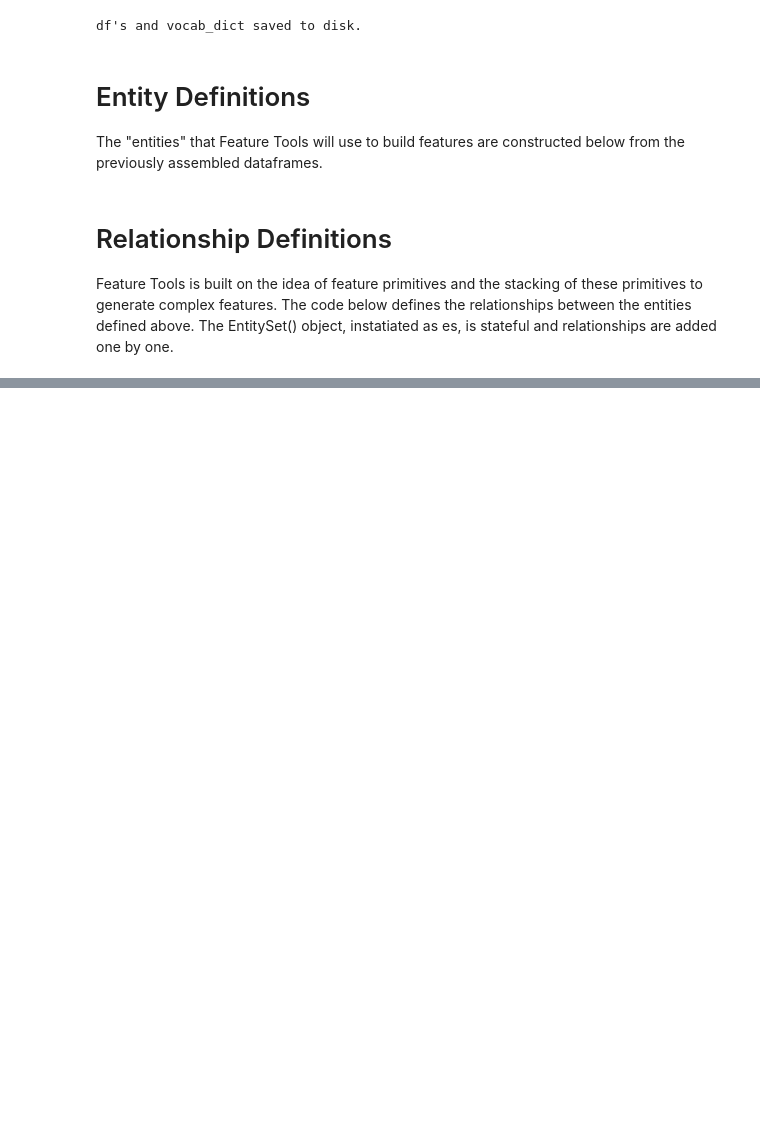
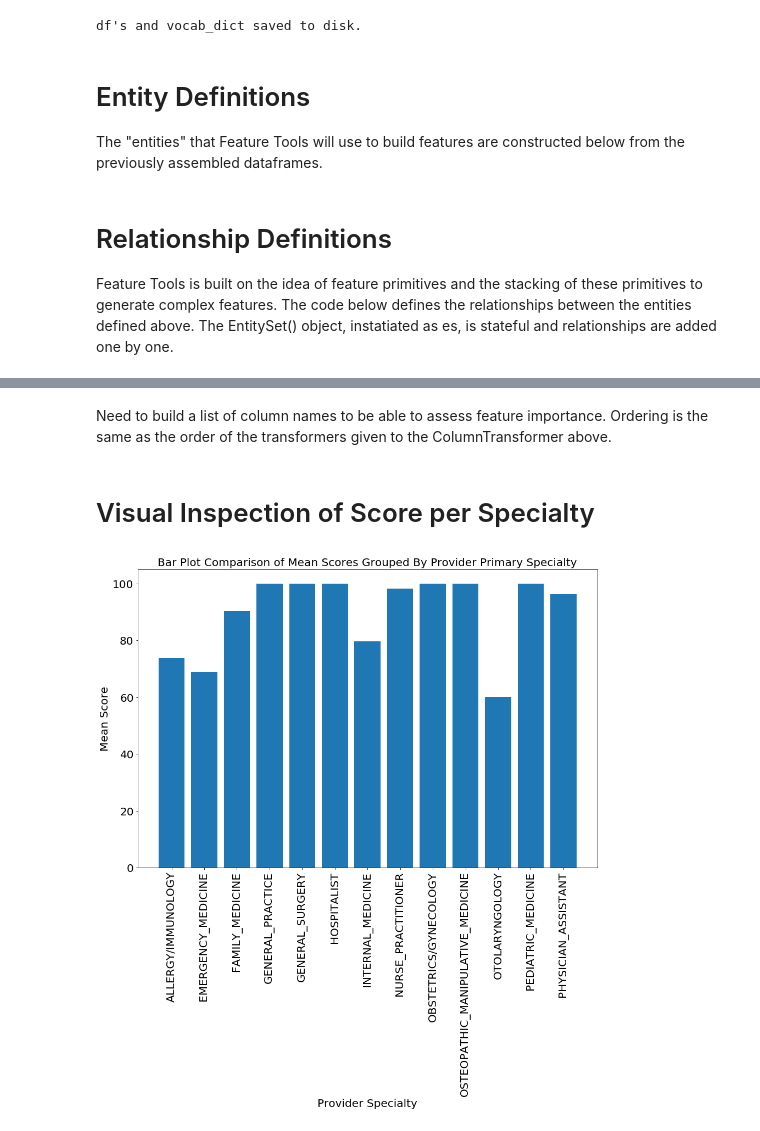
Before and after one commit to scottjn/jnscott_tdi, a Jupyter notebook: jnscott_tdi_medicare.ipynb, the cells around one changed output, grey strips where cells are left out. Drawn from its saved outputs; the diff is of its cells as text; code cells hidden in the pictures; blank space fills up the shorter version.

Commit message:
Feature Tools and ColumnTransformer now working properly

```diff
--- a/jnscott_tdi_medicare.ipynb
+++ b/jnscott_tdi_medicare.ipynb
@@ -690,0 +321,5 @@ report(random_search.cv_results_)
+# %%
+#feature_matrix.to_pickle('feature_matrix_6.df')
+feature_matrix = pd.read_pickle('feature_matrix_6.df')
+feature_matrix.columns = [c.lower().replace('.', '_')
+                          for c in feature_matrix.columns]
@@ -690,0 +553,2 @@ report(random_search.cv_results_)
+# %% [markdown]
+Need to build a list of column names to be able to assess feature importance. Ordering is the same as the order of the transformers given to the ColumnTransformer above.
@@ -690,0 +574,4 @@ report(random_search.cv_results_)
+# %%
+pqrs331 = feature_matrix.loc[feature_matrix.measure_id ==
+                             'PQRS_EP_331_1'].reset_index(drop=True)
+pqrs331 = pqrs331.dropna(axis=1, how='any')
@@ -690,0 +588,16 @@ report(random_search.cv_results_)
+# %% [markdown]
+# Visual Inspection of Score per Specialty
+# %%
+pqrs331_pri_spec_means = pqrs331.groupby(['prov_pri_spec'])['prf_rate'].mean()
+
+# boxplot algorithm comparison
+fig = plt.figure()
+plt.title('Bar Plot Comparison of Mean Scores Grouped By Provider Primary Specialty')
+plt.bar(pqrs331_pri_spec_means.index.tolist(), pqrs331_pri_spec_means)
+#ax.set_xticklabels(names)
+plt.xlabel(r'Provider Specialty')
+plt.ylabel(r'Mean Score')
+plt.xticks(rotation=90)
+plt.show()
+# %% [output]
+[figure, added]
```
Also changed, not shown: parts of 99 cells of this notebook, 2 other files.
